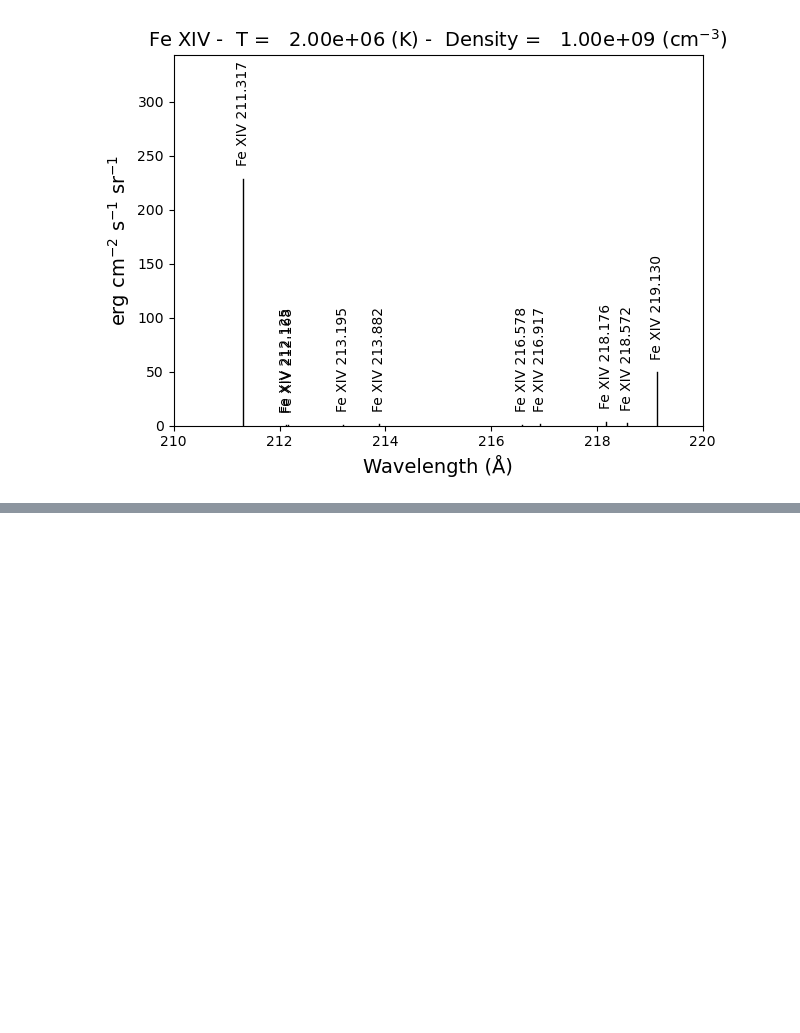
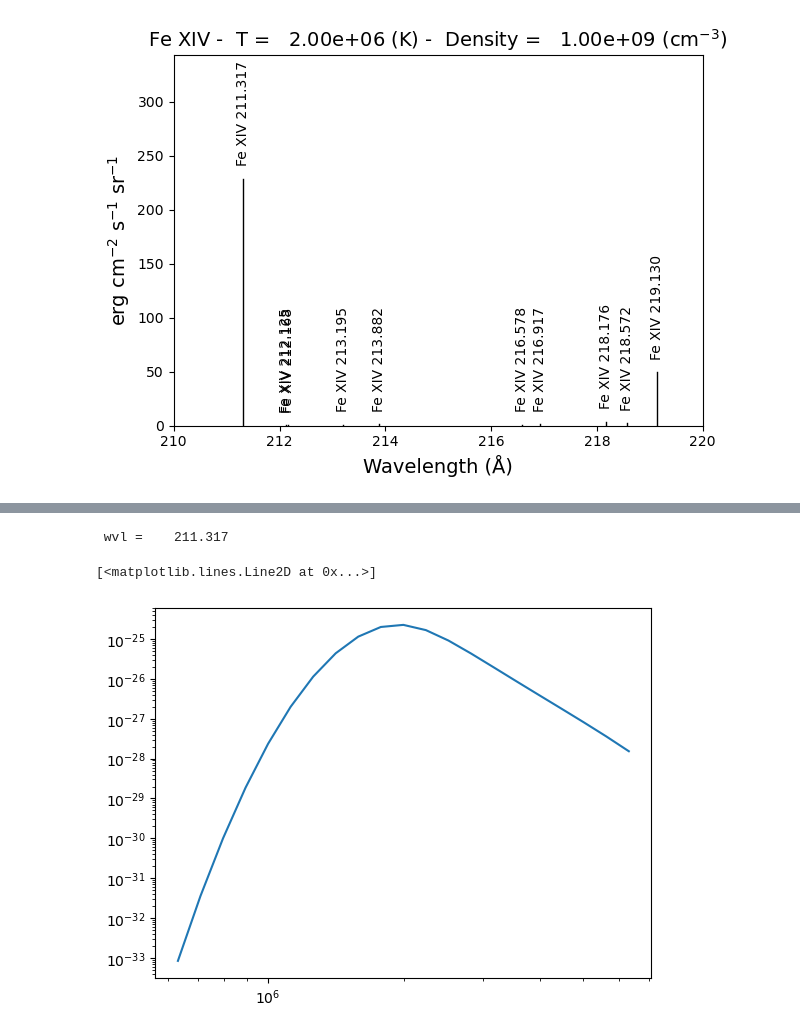
Before and after one commit to MaoChengzhi/EVE-spectrum-correction, a Jupyter notebook: Chapter4_v3/basic_ops/chiant_test.ipynb, the cells around one changed output, grey strips where cells are left out. Saved outputs shown, nothing was run; the diff lists cells and outputs as text; code cells hidden in the pictures; blank space fills up the shorter version.

```diff
--- a/Chapter4_v3/basic_ops/chiant_test.ipynb
+++ b/Chapter4_v3/basic_ops/chiant_test.ipynb
@@ -29,0 +50,14 @@ using index =    10 specifying temperature =    2.00e+06
+# %%
+temp = 10.**(5.8 + 0.05*np.arange(21.))
+dens = 1.e+9
+fe14 = ch.ion('fe_14', temp, dens)
+# %%
+fe14.intensity()
+dist = np.abs(np.asarray(fe14.Intensity['wvl']) - 211.3172)
+idx = np.argmin(dist)
+print(' wvl = %10.3f '%(fe14.Intensity['wvl'][idx]))
+plt.loglog(temp,fe14.Intensity['intensity'][:,idx])
+# %% [output]
+ wvl =    211.317
+[<matplotlib.lines.Line2D at 0x...>]
+[figure, added]
```
Also changed, not shown: parts of 5 cells of this notebook, 10 other files.
